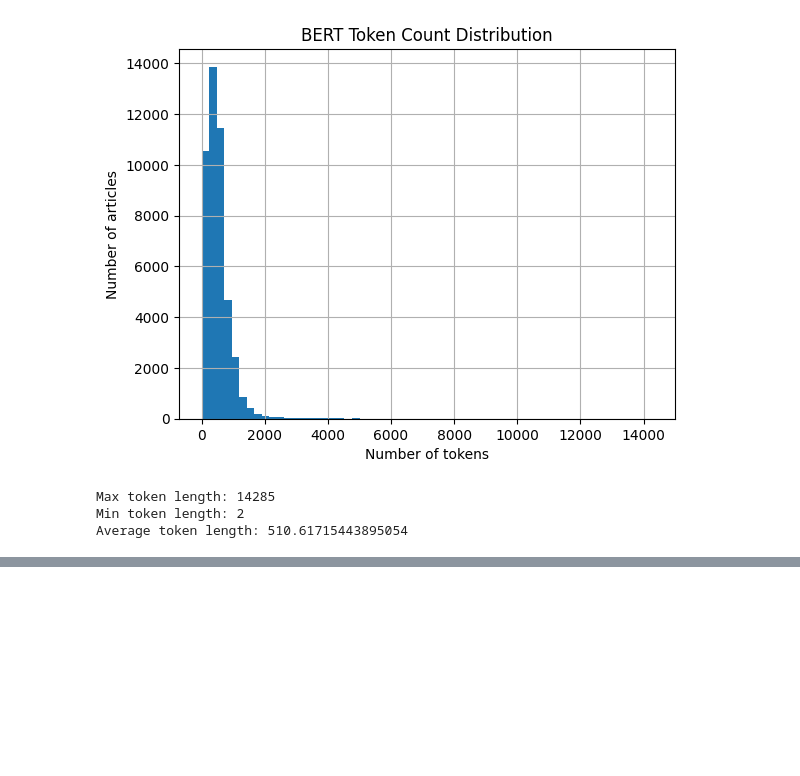
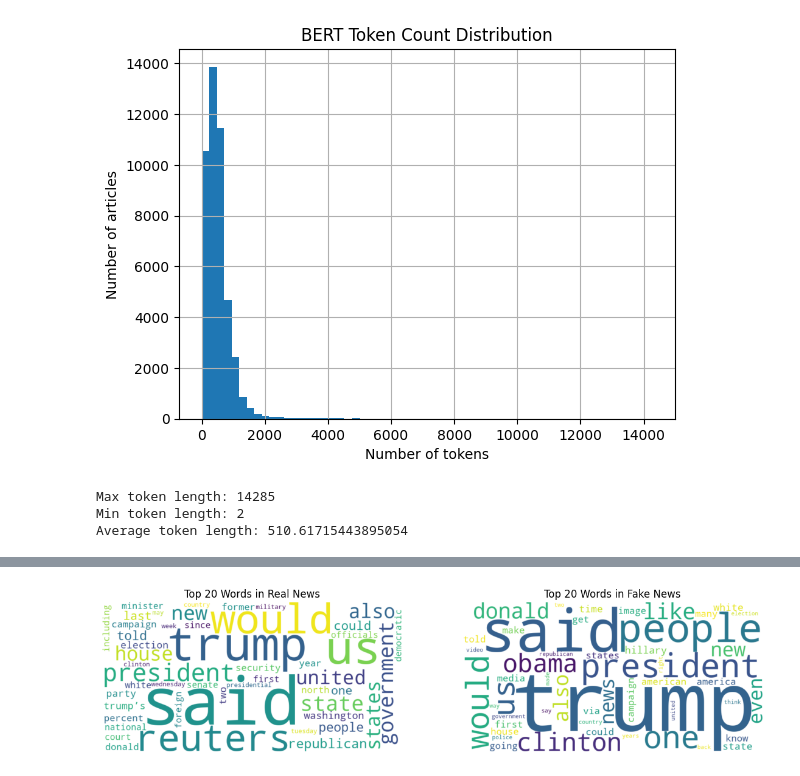
Before and after one commit to Bohan1Zhang/Fake-News-Detection-, a Jupyter notebook: NLP.ipynb, the cells around one changed output, grey strips where cells are left out. Drawn from its saved outputs; the diff is of its cells as text; code cells hidden in the pictures; blank space fills up the shorter version.

```diff
--- a/NLP.ipynb
+++ b/NLP.ipynb
@@ -88,37 +88,54 @@ import matplotlib.pyplot as plt
 import pandas as pd
 import string
 from nltk.corpus import stopwords
+from collections import Counter
+from tqdm import tqdm
 import nltk
 
 nltk.download('stopwords')
 
 df = pd.read_csv('News.csv')
 
-def clean_text(text):
-    text = text.lower()
-    text = text.translate(str.maketrans('', '', string.punctuation))
-    tokens = text.split()
-    tokens = [word for word in tokens if word not in stopwords.words('english')]
-    return ' '.join(tokens)
+stop_words = set(stopwords.words('english'))
 
-real_text = ' '.join(df[df['label'] == 1]['text'].astype(str).tolist())
-fake_text = ' '.join(df[df['label'] == 0]['text'].astype(str).tolist())
 
-real_clean = clean_text(real_text)
-fake_clean = clean_text(fake_text)
+def clean_tokens(texts):
+    all_tokens = []
+    for text in tqdm(texts, desc="Cleaning texts"):
+        text = str(text).lower()
+        text = text.translate(str.maketrans('', '', string.punctuation))
+        tokens = text.split()
+        tokens = [word for word in tokens if word not in stop_words]
+        all_tokens.extend(tokens)
+    return all_tokens
 
-real_wc = WordCloud(width=800, height=400, background_color='white').generate(real_clean)
-fake_wc = WordCloud(width=800, height=400, background_color='white').generate(fake_clean)
+
+real_texts = df[df['label'] == 1]['text'].tolist()
+fake_texts = df[df['label'] == 0]['text'].tolist()
+
+real_tokens = clean_tokens(real_texts)
+fake_tokens = clean_tokens(fake_texts)
+
+
+real_freq = dict(Counter(real_tokens).most_common(50))
+fake_freq = dict(Counter(fake_tokens).most_common(50))
+
+
+real_wc = WordCloud(width=800, height=400, background_color='white').generate_from_frequencies(real_freq)
+fake_wc = WordCloud(width=800, height=400, background_color='white').generate_from_frequencies(fake_freq)
+
 
 plt.figure(figsize=(14, 6))
+
 plt.subplot(1, 2, 1)
 plt.imshow(real_wc, interpolation='bilinear')
 plt.axis('off')
-plt.title('Real News Word Cloud')
+plt.title('Top 20 Words in Real News')
 
 plt.subplot(1, 2, 2)
 plt.imshow(fake_wc, interpolation='bilinear')
 plt.axis('off')
-plt.title('Fake News Word Cloud')
+plt.title('Top 20 Words in Fake News')
 
 plt.show()
+# %% [output]
@@ -125,3 +145,4 @@ plt.show()
+[figure, added]
 # %%
 import pandas as pd
 import torch
```
Also changed, not shown: parts of 8 cells of this notebook, 5 other files.
